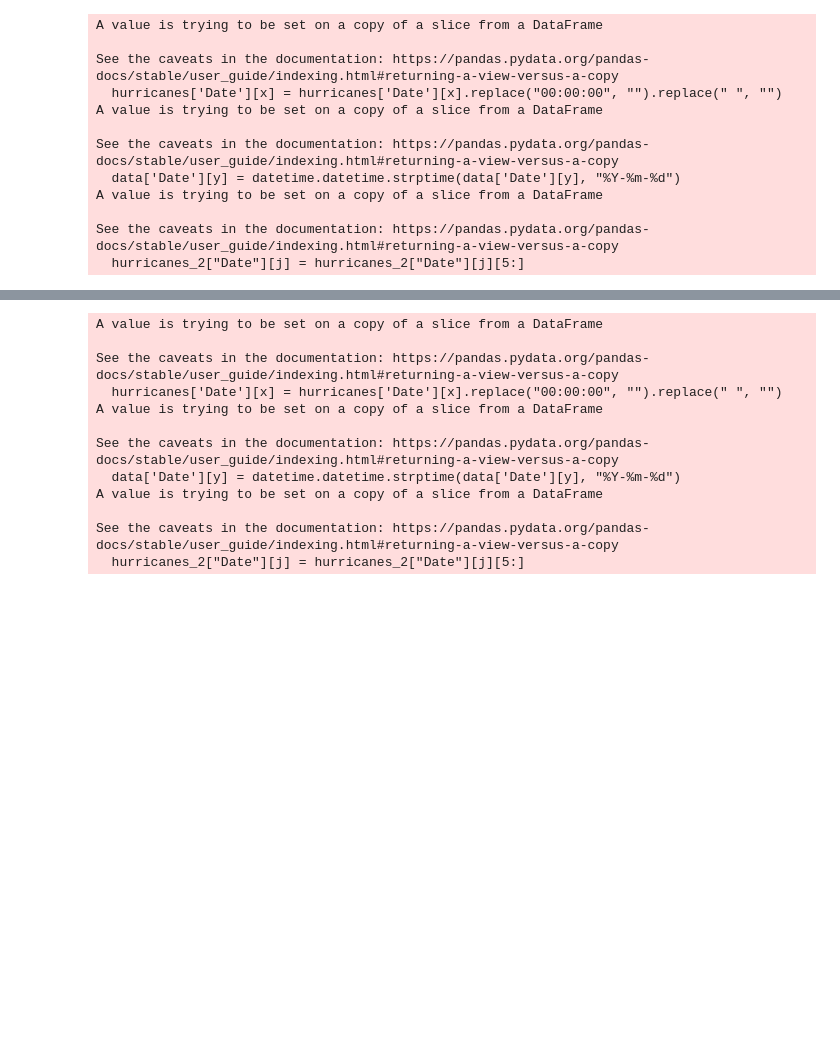
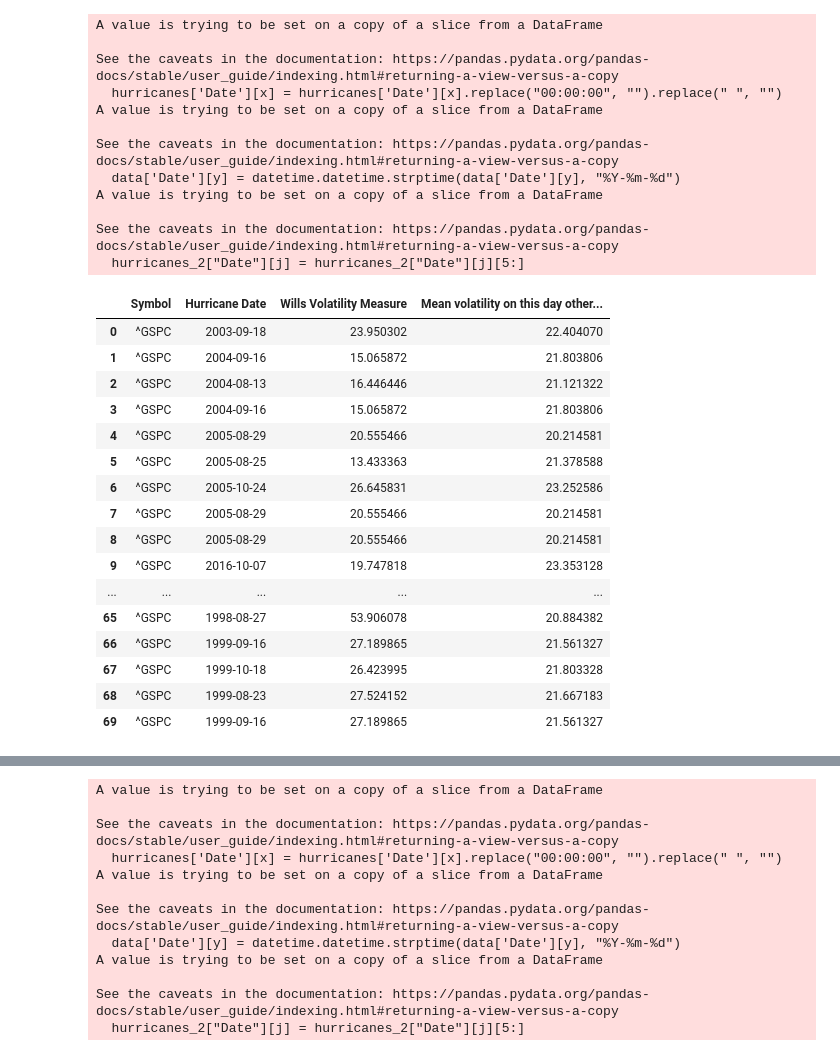
Before and after one commit to willgriff14/willgriff14.github.io, a Jupyter notebook: same day diff year.ipynb, the cells around one changed output, grey strips where cells are left out. Drawn from its saved outputs; the diff is of its cells as text; code cells hidden in the pictures; blank space fills up the shorter version.

```diff
--- a/same day diff year.ipynb
+++ b/same day diff year.ipynb
@@ -119,16 +168,34 @@ def same_day_algo(yahoo_ticker):
     return(Align_my_data(data,name))
 # %%
 sandp = same_day_algo("^GSPC")
+sandp # Great, this works!
 # %% [output]
 A value is trying to be set on a copy of a slice from a DataFrame
 
 See the caveats in the documentation: https://pandas.pydata.org/pandas-docs/stable/user_guide/indexing.html#returning-a-view-versus-a-copy
   hurricanes['Date'][x] = hurricanes['Date'][x].replace("00:00:00", "").replace(" ", "")
 A value is trying to be set on a copy of a slice from a DataFrame
 
 See the caveats in the documentation: https://pandas.pydata.org/pandas-docs/stable/user_guide/indexing.html#returning-a-view-versus-a-copy
   data['Date'][y] = datetime.datetime.strptime(data['Date'][y], "%Y-%m-%d")
 A value is trying to be set on a copy of a slice from a DataFrame
 
 See the caveats in the documentation: https://pandas.pydata.org/pandas-docs/stable/user_guide/indexing.html#returning-a-view-versus-a-copy
   hurricanes_2["Date"][j] = hurricanes_2["Date"][j][5:]
+|  | Symbol | Hurricane Date | Wills Volatility Measure | Mean volatility on this day other... |
+| 0 | ^GSPC | 2003-09-18 | 23.950302 | 22.404070 |
+| 1 | ^GSPC | 2004-09-16 | 15.065872 | 21.803806 |
+| 2 | ^GSPC | 2004-08-13 | 16.446446 | 21.121322 |
+| 3 | ^GSPC | 2004-09-16 | 15.065872 | 21.803806 |
+| 4 | ^GSPC | 2005-08-29 | 20.555466 | 20.214581 |
+| 5 | ^GSPC | 2005-08-25 | 13.433363 | 21.378588 |
+| 6 | ^GSPC | 2005-10-24 | 26.645831 | 23.252586 |
+| 7 | ^GSPC | 2005-08-29 | 20.555466 | 20.214581 |
+| 8 | ^GSPC | 2005-08-29 | 20.555466 | 20.214581 |
+| 9 | ^GSPC | 2016-10-07 | 19.747818 | 23.353128 |
+| ... | ... | ... | ... | ... |
+| 65 | ^GSPC | 1998-08-27 | 53.906078 | 20.884382 |
+| 66 | ^GSPC | 1999-09-16 | 27.189865 | 21.561327 |
+| 67 | ^GSPC | 1999-10-18 | 26.423995 | 21.803328 |
+| 68 | ^GSPC | 1999-08-23 | 27.524152 | 21.667183 |
+| 69 | ^GSPC | 1999-09-16 | 27.189865 | 21.561327 |
```
Also changed, not shown: parts of 17 cells of this notebook.
